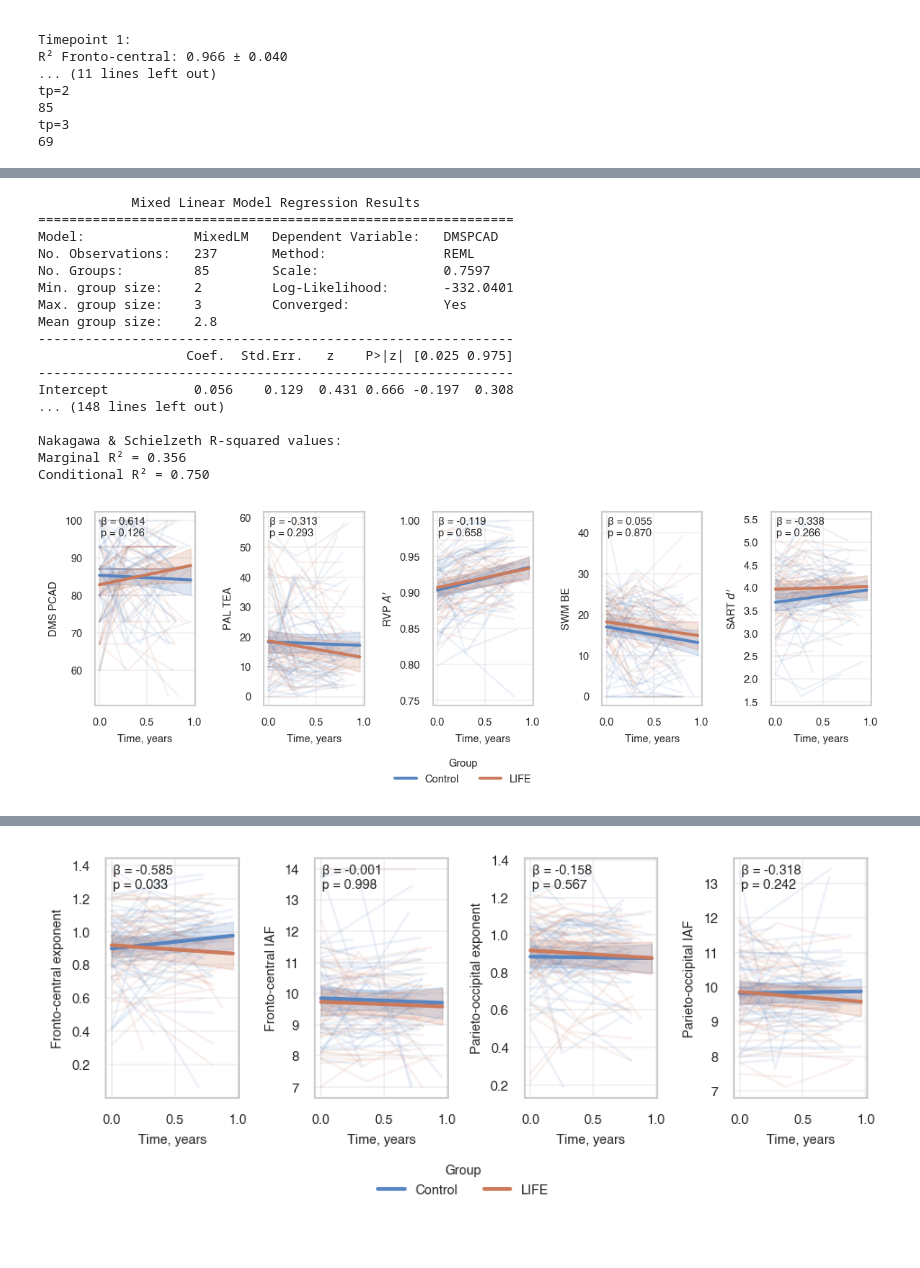
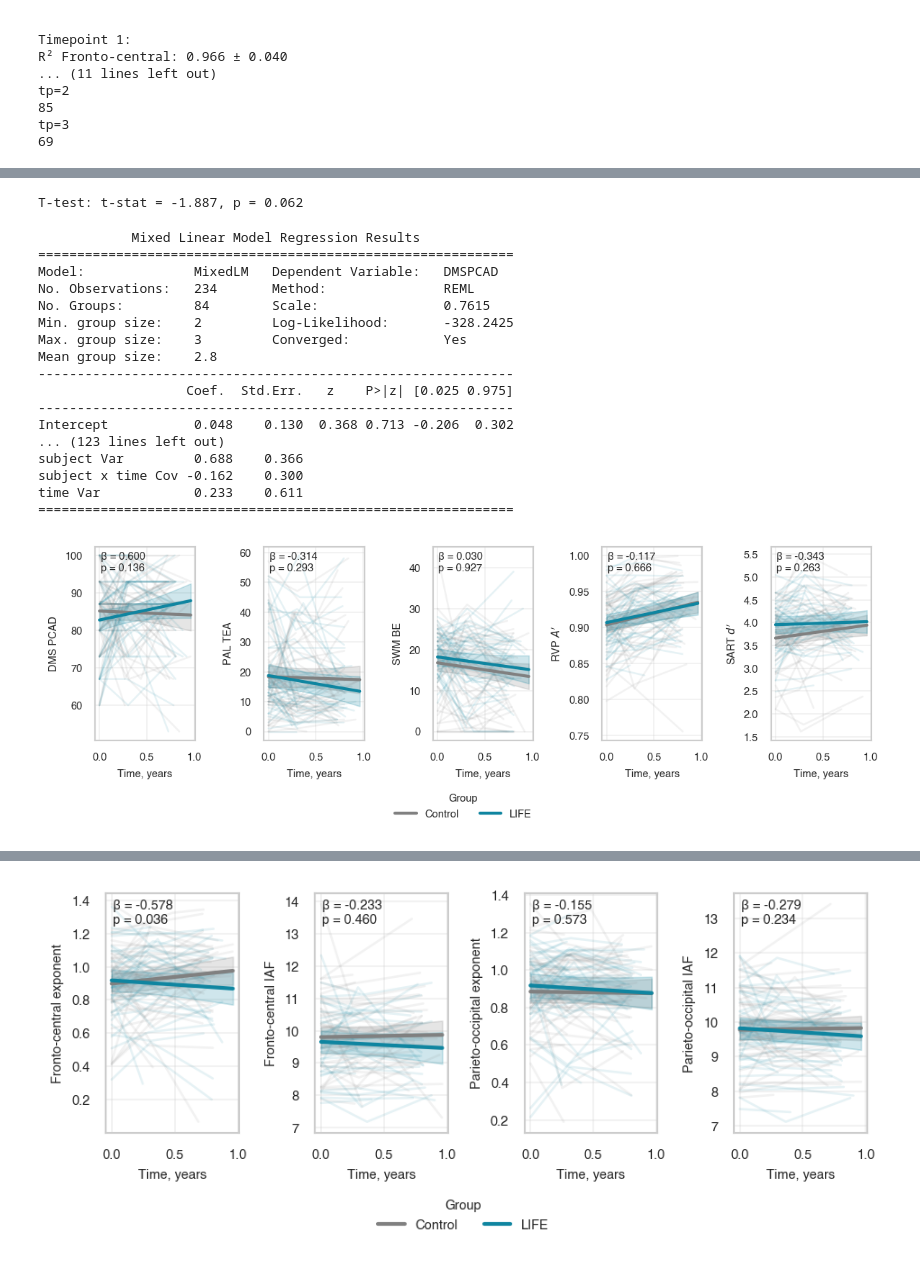
Before and after one commit to aliciajcampbell/LEISURE_CogEEG, a Jupyter notebook: studies/LEISURE_rsEEG_intervention_longitudinal/LEISURE_longitudinal.ipynb, the cells around one changed output, grey strips where cells are left out. Cells and saved outputs as stored; diff of their text form; code cells hidden in the pictures.

```diff
--- a/studies/LEISURE_rsEEG_intervention_longitudinal/LEISURE_longitudinal.ipynb
+++ b/studies/LEISURE_rsEEG_intervention_longitudinal/LEISURE_longitudinal.ipynb
@@ -406,10 +750,31 @@ Continuous time
+# %%
+# Remove the selected participants from the full dataframe
+df_sensitivity = df[~df['subject'].isin(youngest_participants)]
+
+# Filter baseline data (tp == 1)
+age_bas_control = df_sensitivity[(df_sensitivity['group_life'] == 0) & (df_sensitivity['tp'] == 1)]['age']
+age_bas_life = df_sensitivity[(df_sensitivity['group_life'] == 1) & (df_sensitivity['tp'] == 1)]['age']
+
+# Perform t-test to compare baseline age between groups
+from scipy.stats import ttest_ind
+
+t_stat, p_value = ttest_ind(age_bas_control, age_bas_life)
+
+# Print the results
+print(f"T-test: t-stat = {t_stat:.3f}, p = {p_value:.3f}")
+# %% [output]
+T-test: t-stat = -1.887, p = 0.062
 # %%
+### LMMs
+
+### CONTINUOUS TIME
+
 vars_dict = {
     'cog': {
         'DMSPCAD': 'DMS PCAD',
         'PALTEA': 'PAL TEA',
+        'SWMBE': 'SWM BE',
         'RVPA': "RVP $\\mathit{A'}$",
-        'SWMBE': 'SWM BE',
         'd_prime': "SART $\\mathit{d'}$"
     },
     'eeg': {
@@ -419,7 +784,9 @@ vars_dict = {
          'iaf_po': 'Parieto-occipital IAF'
     }
 }
-colors = {'0.0': '#5785C1FF', '1.0': '#CB7A5CFF'}
+
+# plot params
+colors = {'0.0': 'grey', '1.0': '#0F85A0FF'}   # '0.0': '#5785C1FF', '1.0': '#CB7A5CFF'
 legend_dict = {0.0: 'Control', 1.0: 'LIFE'}
 sns.set_theme(font='Helvetica', context='paper', style='whitegrid')
 plt.rc('grid', linestyle='-', alpha=0.3)
@@ -437,13 +804,15 @@ for type, vars in vars_dict.items():
     for i, (dv, dv_label) in enumerate(vars.items()):
         ax = axs[i]
 
-        df_lme = df[[f'subject', 'tp', 'group_life', 'age', 'gender_f', 'education', 'handedness_r', dv]]
+        df_lme = df_sensitivity[[f'subject', 'tp', 'group_life', 'age', 'gender_f', 'education', 'handedness_r', dv]]
+        df_lme = df_lme.sort_values(by=['subject', 'tp'])
 
-        df_lme = df_lme.sort_values(by=['subject', 'tp'])
+        # create time and baseline variables
         df_lme['time'] = df_lme.groupby('subject')['age'].transform(lambda x: x - x.iloc[0])
         df_lme['age_bas'] = df_lme.groupby('subject')['age'].transform('first')
         df_lme['education_bas'] = df_lme.groupby('subject')['education'].transform('first')
 
+        # keep only subjects with multiple timepoints and necessary data
         df_lme = df_lme.dropna()
         df_lme = df_lme[df_lme['subject'].isin(df_lme[df_lme['tp'] == 1]['subject'].unique())]
         df_lme = df_lme[df_lme.groupby('subject')['subject'].transform('count') > 1]
@@ -454,21 +823,20 @@ for type, vars in vars_dict.items():
         df_lme_z = df_lme.copy()
         df_lme_z[cols_z] = df_lme_z[cols_z].apply(stats.zscore)
 
-        # formula = f"{dv} ~ age_bas + education_bas + gender_f + handedness_r + time * group_life"
+        # mixed-effects model
         formula = f"{dv} ~ time * (age_bas + education_bas + gender_f + handedness_r + group_life)"
         model = smf.mixedlm(formula, data=df_lme_z, groups='subject', re_formula='~time')
         results = model.fit()
         print(results.summary())
 
-        # calc r2
-        r2_marg, r2_cond = r_squared_calculator.calculate_r2_nakagawa(results)
+        # # calc r2
+        # r2_marg, r2_cond = r_squared_calculator.calculate_r2_nakagawa(results)
 
-        # Print the results
-        print("\nNakagawa & Schielzeth R-squared values:")
-        print(f"Marginal R² = {r2_marg:.3f}")
-        print(f"Conditional R² = {r2_cond:.3f}\n")
+        # print("\nNakagawa & Schielzeth R-squared values:")
+        # print(f"Marginal R² = {r2_marg:.3f}")
+        # print(f"Conditional R² = {r2_cond:.3f}\n")
 
-        # dataframe for group predictions
+        # df for group predictions
         time_grid = np.linspace(df_lme['time'].min(), df_lme['time'].max(), 100)
         predictions = []
         for group_life in df_lme['group_life'].unique():
@@ -483,7 +851,8 @@ for type, vars in vars_dict.items():
             })
             pred_df['predicted'] = results.predict(pred_df)
             pred_df['predicted_orig'] = pred_df['predicted'] * orig_stds[dv] + orig_means[dv]
-            # calculate confidence intervals
+
+            # calculate CIs
             design_matrix = np.asarray(patsy.dmatrix(formula.split('~')[1], data=pred_df))
             prediction_var = np.diag(design_matrix @ results.cov_params().iloc[:12, :12] @ design_matrix.T) # change the :10 if different formula
             se = np.sqrt(prediction_var)
@@ -497,7 +866,7 @@ for type, vars in vars_dict.items():
 
         # spaghetti plot
         for subject, group in df_lme.groupby('subject'):
-            group_color = colors[str(group['group_life'].iloc[0])]
+            group_color = colors[str(group['group_life'].iloc[0])]  # get group color
             ax.plot(group['time'], group[dv], alpha=0.1, color=group_color, label='_nolegend_')
 
         # prediction plot
@@ -505,44 +874,47 @@ for type, vars in vars_dict.items():
             group_data = predictions[predictions['group_life'] == group_life]
             ax.plot(group_data['time'], group_data['predicted_orig'],
                     label=legend_dict[group_life], linewidth=2, color=colors[str(group_life)])
             ax.fill_between(group_data['time'], group_data['ci_lower'], group_data['ci_upper'],
                             alpha=0.2, color=colors[str(group_life)])
 
         # interaction annotation
         interaction_idx = results.model.exog_names.index('time:group_life')
         beta = results.params[interaction_idx]
         pval = results.pvalues[interaction_idx]
         ptext = '< 0.001' if pval < 0.001 else f'= {pval:.3f}'
         ax.text(0.055, 0.975, f'β = {beta:.3f}\np {ptext}',
                 transform=ax.transAxes, verticalalignment='top')
 
         ax.set_xlabel('Time, years')
         ax.set_ylabel(dv_label)
+
     plt.tight_layout()
     plt.legend(loc='lower center', ncol=2, title='Group', frameon=False, title_fontsize=7,
                bbox_to_anchor=(0.5, -0.15), bbox_transform=fig.transFigure)
-    # plt.savefig(os.path.join(plots_dir, f'LME_time_{type}.pdf'), format='pdf', bbox_inches='tight', dpi=300)
+
+    plt.savefig(os.path.join(plots_dir, f'LME_time_{type}_agematched.pdf'), format='pdf', bbox_inches='tight', dpi=300)
+
     plt.show()
     plt.close()
 # %% [output]
             Mixed Linear Model Regression Results
 =============================================================
 Model:              MixedLM   Dependent Variable:   DMSPCAD
-No. Observations:   237       Method:               REML
-No. Groups:         85        Scale:                0.7597
-Min. group size:    2         Log-Likelihood:       -332.0401
+No. Observations:   234       Method:               REML
+No. Groups:         84        Scale:                0.7615
+Min. group size:    2         Log-Likelihood:       -328.2425
 Max. group size:    3         Converged:            Yes
 Mean group size:    2.8
 -------------------------------------------------------------
                    Coef.  Std.Err.   z    P>|z| [0.025 0.975]
 -------------------------------------------------------------
-Intercept           0.056    0.129  0.431 0.666 -0.197  0.308
-... (148 lines left out)
-
-Nakagawa & Schielzeth R-squared values:
-Marginal R² = 0.356
-Conditional R² = 0.750
+Intercept           0.048    0.130  0.368 0.713 -0.206  0.302
+... (123 lines left out)
+subject Var         0.688    0.366
+subject x time Cov -0.162    0.300
+time Var            0.233    0.611
+=============================================================
-[figure, old version]
+[figure, new version]
             Mixed Linear Model Regression Results
 =============================================================
 Model:              MixedLM  Dependent Variable:  exponent_fc
@@ -563 +935 @@ Conditional R² = 0.772
-[figure, old version]
+[figure, new version]
```
Also changed, not shown: parts of 22 cells of this notebook, 55 other files.
